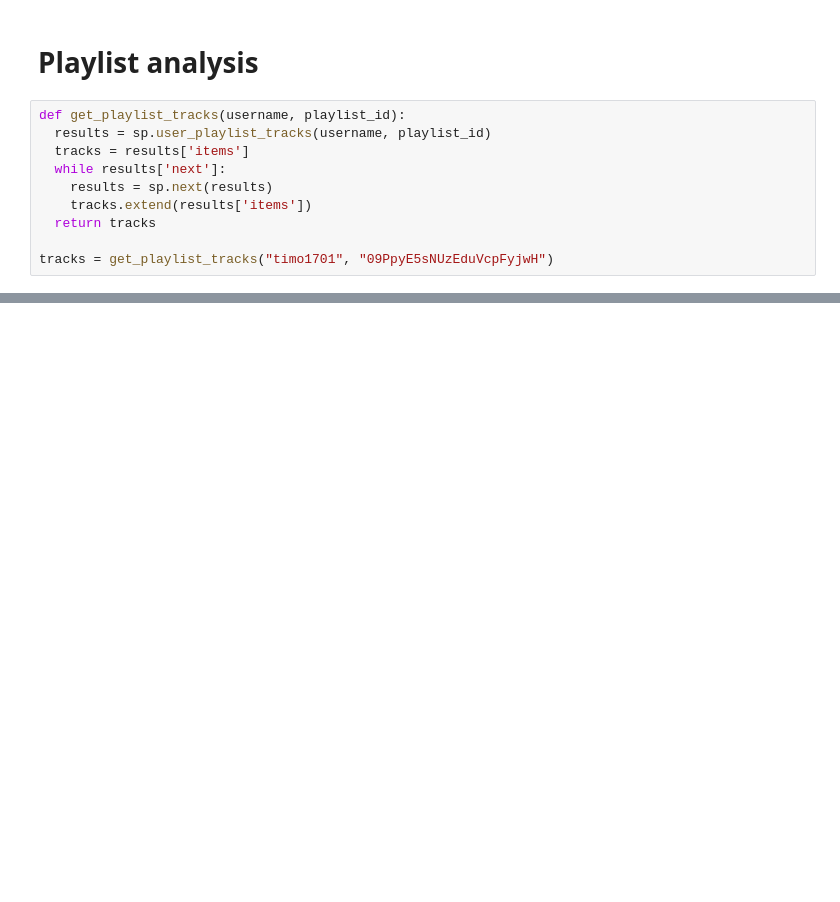
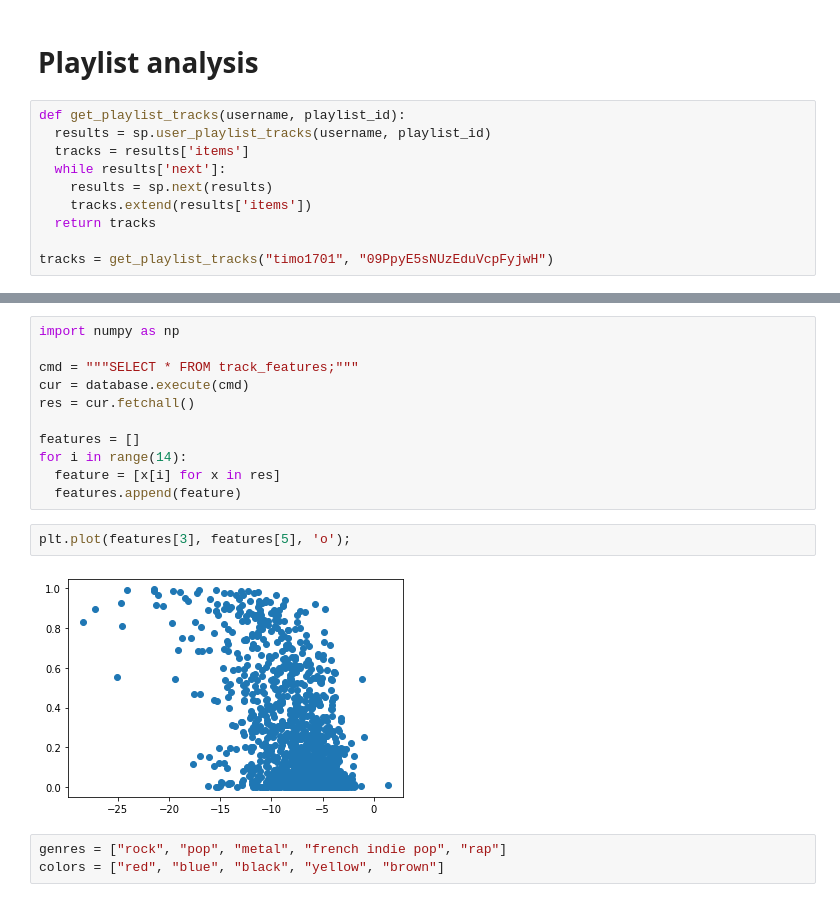
Before and after one commit to TimoBl/Spotify-Data-Analysis, a Jupyter notebook: Spotify_Data_Analysis.ipynb, the cells around one changed output, grey strips where cells are left out. Drawn from its saved outputs; the diff is of its cells as text; blank space fills up the shorter version.

Commit message:
Added track features

```diff
--- a/Spotify_Data_Analysis.ipynb
+++ b/Spotify_Data_Analysis.ipynb
@@ -289,0 +373,18 @@ features = get_tracks_features(tracks)
+# %%
+import numpy as np
+
+cmd = """SELECT * FROM track_features;"""
+cur = database.execute(cmd)
+res = cur.fetchall()
+
+features = []
+for i in range(14):
+  feature = [x[i] for x in res]
+  features.append(feature)
+# %%
+plt.plot(features[3], features[5], 'o');
+# %% [output]
+[figure, added]
+# %%
+genres = ["rock", "pop", "metal", "french indie pop", "rap"]
+colors = ["red", "blue", "black", "yellow", "brown"]
```
Also changed, not shown: parts of 14 cells of this notebook.
